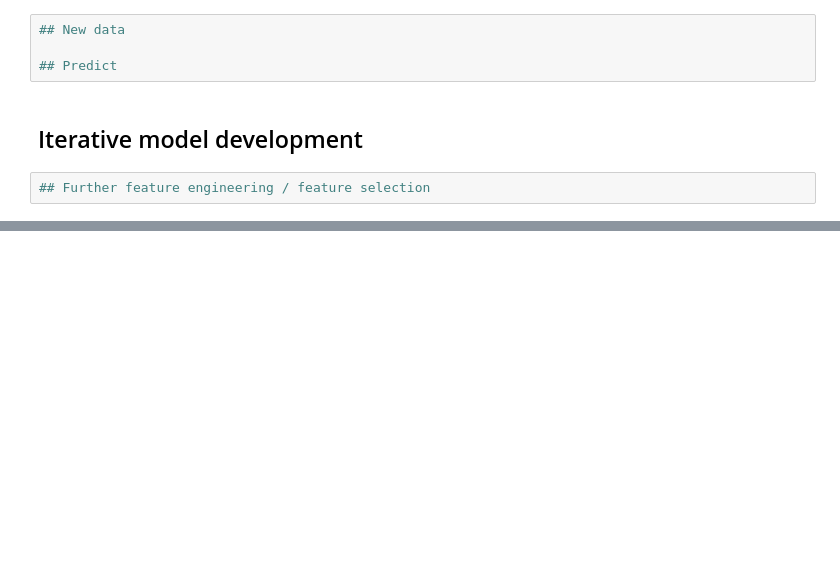
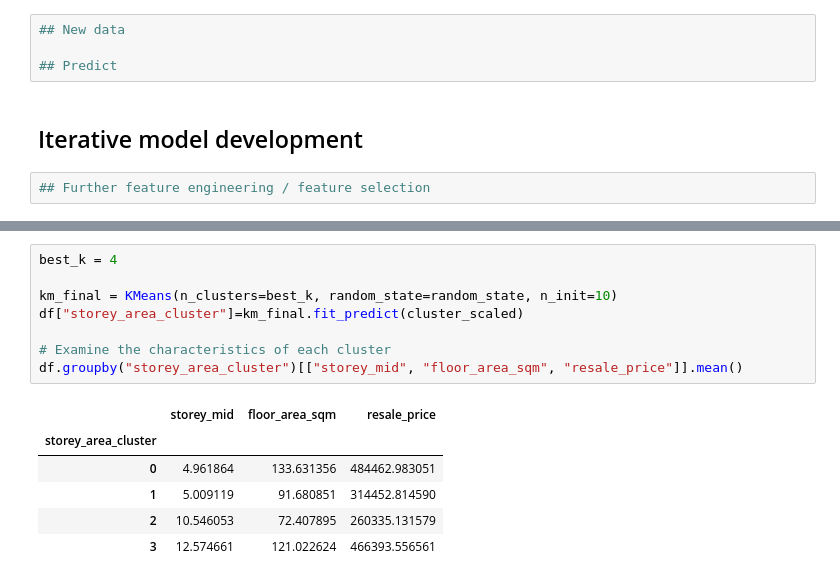
Before and after one commit to yongchuangqingdao-web/mldp_proj, a Jupyter notebook: MLDP Program Codes Submission Template.ipynb, the cells around one changed output, grey strips where cells are left out. Drawn from its saved outputs; the diff is of its cells as text; blank space fills up the shorter version.

```diff
--- a/MLDP Program Codes Submission Template.ipynb
+++ b/MLDP Program Codes Submission Template.ipynb
@@ -373,0 +445,15 @@ Gradient Boosting Regression R^2:  0.7298281774048048
+# %%
+best_k = 4
+
+km_final = KMeans(n_clusters=best_k, random_state=random_state, n_init=10)
+df["storey_area_cluster"]=km_final.fit_predict(cluster_scaled)
+
+# Examine the characteristics of each cluster
+df.groupby("storey_area_cluster")[["storey_mid", "floor_area_sqm", "resale_price"]].mean()
+# %% [output]
+|  | storey_mid | floor_area_sqm | resale_price |
+| storey_area_cluster |  |  |  |
+| 0 | 4.961864 | 133.631356 | 484462.983051 |
+| 1 | 5.009119 | 91.680851 | 314452.814590 |
+| 2 | 10.546053 | 72.407895 | 260335.131579 |
+| 3 | 12.574661 | 121.022624 | 466393.556561 |
```
Also changed, not shown: parts of 9 cells of this notebook.
